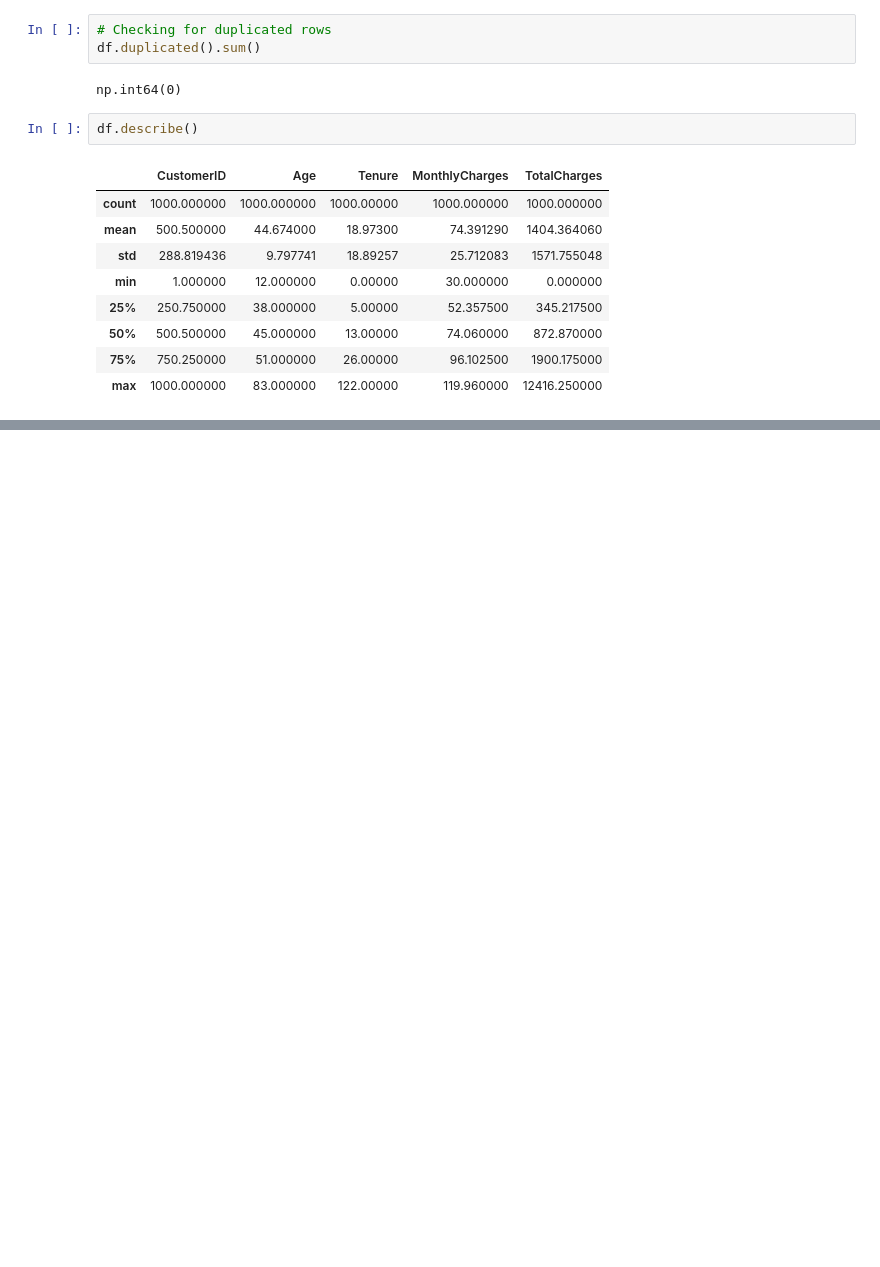
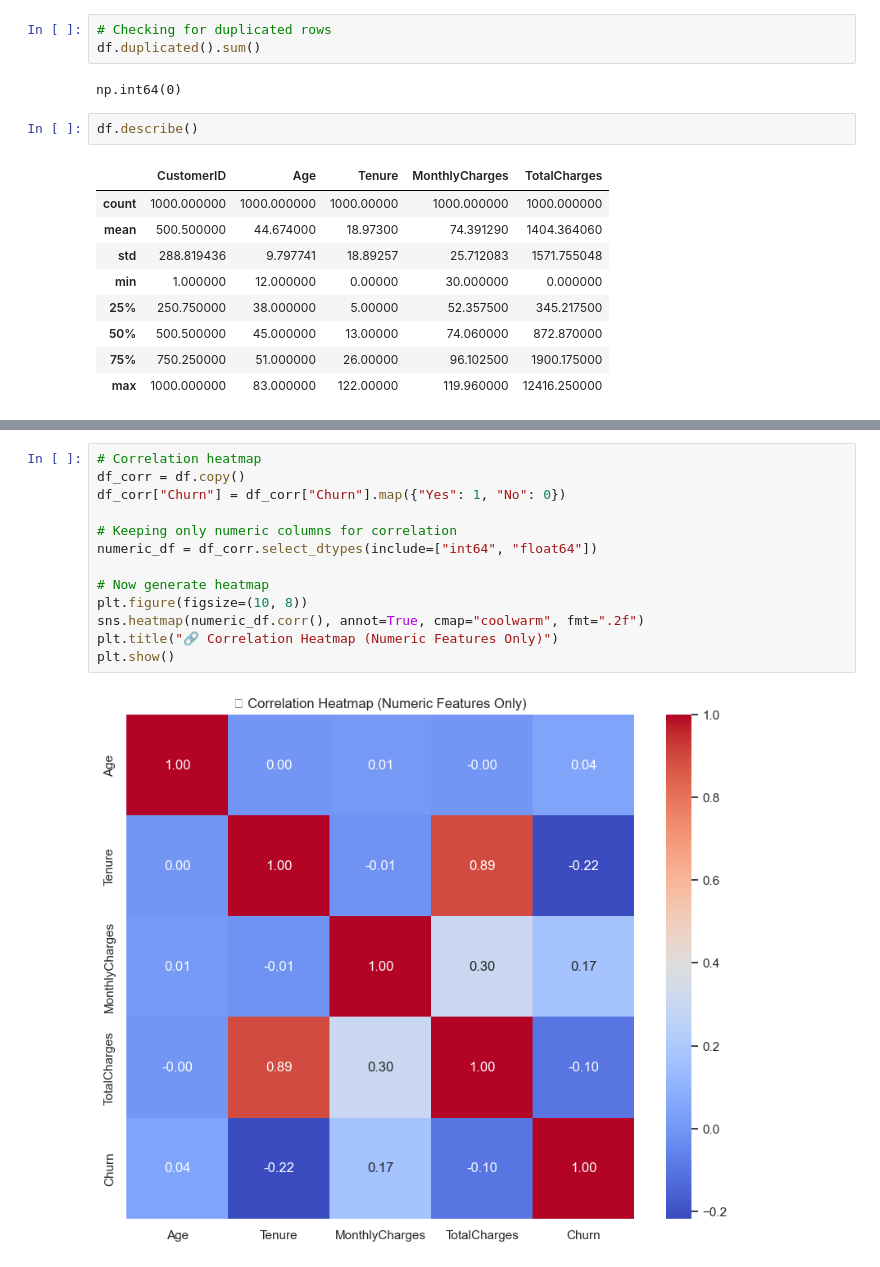
Before and after one commit to rafymemon/DevelopersHub-Corporation-, a Jupyter notebook: Part-02/Task-02/customer_churn.ipynb, the cells around one changed output, grey strips where cells are left out. Drawn from its saved outputs; the diff is of its cells as text; blank space fills up the shorter version.

```diff
--- a/Part-02/Task-02/customer_churn.ipynb
+++ b/Part-02/Task-02/customer_churn.ipynb
@@ -290,0 +195,15 @@ You can try to debug the error by setting error_score='raise'.
+# %%
+# Correlation heatmap
+df_corr = df.copy()
+df_corr["Churn"] = df_corr["Churn"].map({"Yes": 1, "No": 0})
+
+# Keeping only numeric columns for correlation
+numeric_df = df_corr.select_dtypes(include=["int64", "float64"])
+
+# Now generate heatmap
+plt.figure(figsize=(10, 8))
+sns.heatmap(numeric_df.corr(), annot=True, cmap="coolwarm", fmt=".2f")
+plt.title("🔗 Correlation Heatmap (Numeric Features Only)")
+plt.show()
+# %% [output]
+[figure, added]
```
Also changed, not shown: parts of 54 cells of this notebook, 2 other files.
